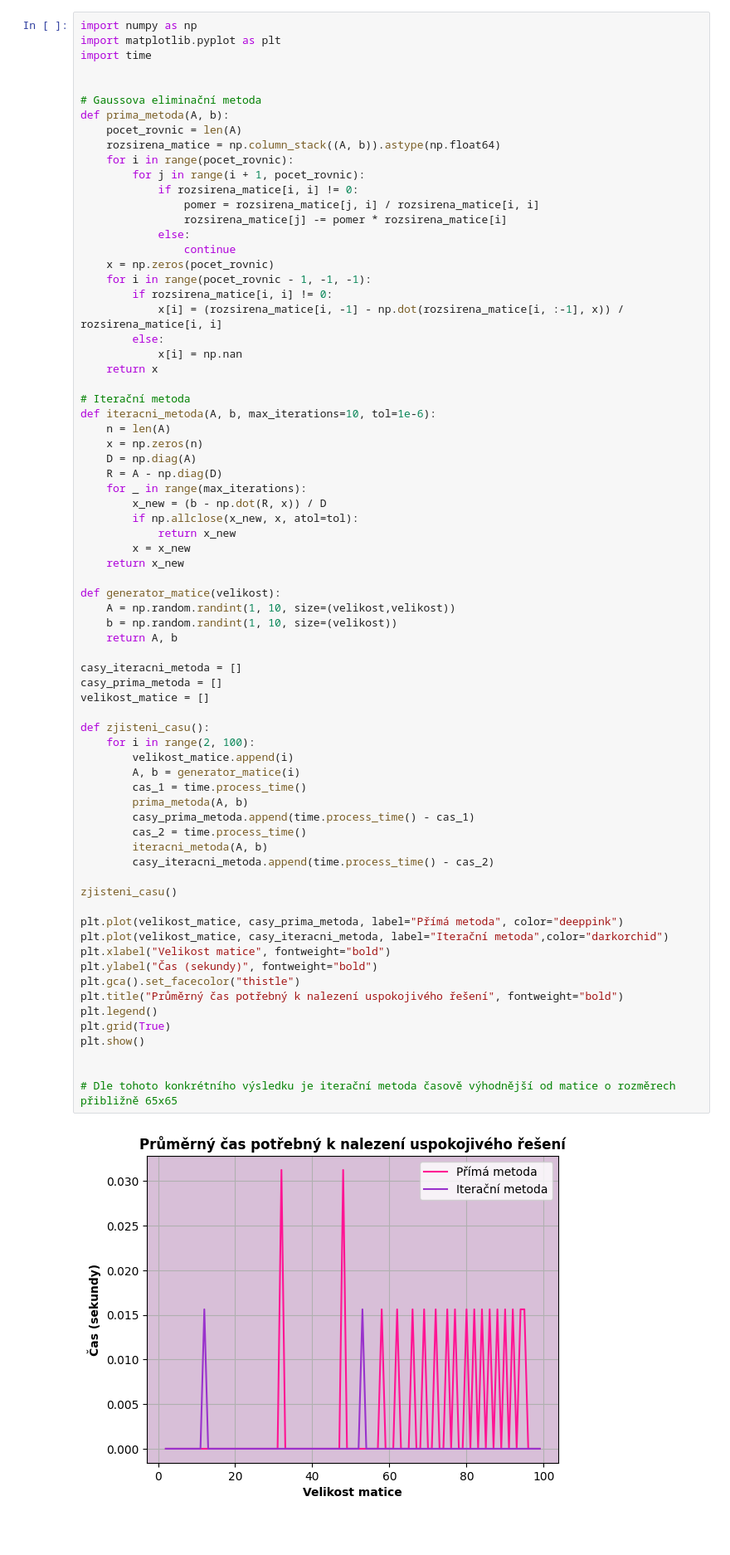
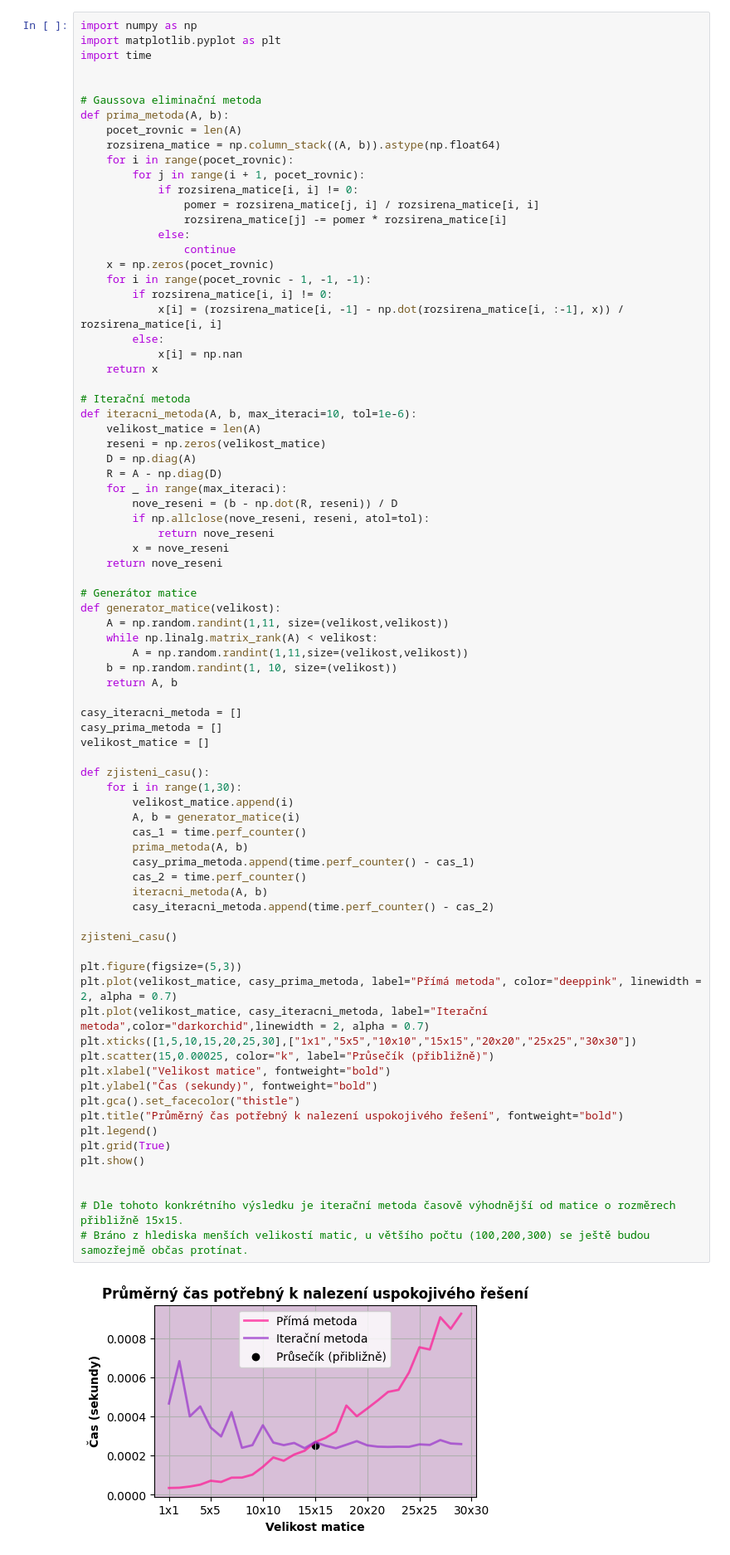
Before and after one commit to majdakleckerova/msw-zapoctovy-dokument, a Jupyter notebook: 3-linearni-algebra.ipynb, the cells around one changed output. Shown at 83% size. Saved outputs shown, nothing was run; the diff lists cells and outputs as text; blank space fills up the shorter version.

```diff
--- a/3-linearni-algebra.ipynb
+++ b/3-linearni-algebra.ipynb
@@ -24,51 +24,58 @@ def prima_metoda(A, b):
     return x
 
 # Iterační metoda
-def iteracni_metoda(A, b, max_iterations=10, tol=1e-6):
-    n = len(A)
-    x = np.zeros(n)
+def iteracni_metoda(A, b, max_iteraci=10, tol=1e-6):
+    velikost_matice = len(A)
+    reseni = np.zeros(velikost_matice)
     D = np.diag(A)
     R = A - np.diag(D)
-    for _ in range(max_iterations):
-        x_new = (b - np.dot(R, x)) / D
-        if np.allclose(x_new, x, atol=tol):
-            return x_new
-        x = x_new
-    return x_new
+    for _ in range(max_iteraci):
+        nove_reseni = (b - np.dot(R, reseni)) / D
+        if np.allclose(nove_reseni, reseni, atol=tol):
+            return nove_reseni
+        x = nove_reseni
+    return nove_reseni
 
+# Generátor matice
 def generator_matice(velikost):
-    A = np.random.randint(1, 10, size=(velikost,velikost))
+    A = np.random.randint(1,11, size=(velikost,velikost))
+    while np.linalg.matrix_rank(A) < velikost:
+        A = np.random.randint(1,11,size=(velikost,velikost))
     b = np.random.randint(1, 10, size=(velikost))
     return A, b
 
 casy_iteracni_metoda = []
 casy_prima_metoda = []
 velikost_matice = []
 
 def zjisteni_casu():
-    for i in range(2, 100):
+    for i in range(1,30):
         velikost_matice.append(i)
         A, b = generator_matice(i)
-        cas_1 = time.process_time()
+        cas_1 = time.perf_counter()
         prima_metoda(A, b)
-        casy_prima_metoda.append(time.process_time() - cas_1)
-        cas_2 = time.process_time()
+        casy_prima_metoda.append(time.perf_counter() - cas_1)
+        cas_2 = time.perf_counter()
         iteracni_metoda(A, b)
-        casy_iteracni_metoda.append(time.process_time() - cas_2)
+        casy_iteracni_metoda.append(time.perf_counter() - cas_2)
 
 zjisteni_casu()
 
-plt.plot(velikost_matice, casy_prima_metoda, label="Přímá metoda", color="deeppink")
-plt.plot(velikost_matice, casy_iteracni_metoda, label="Iterační metoda",color="darkorchid")
+plt.figure(figsize=(5,3))
+plt.plot(velikost_matice, casy_prima_metoda, label="Přímá metoda", color="deeppink", linewidth = 2, alpha = 0.7)
+plt.plot(velikost_matice, casy_iteracni_metoda, label="Iterační metoda",color="darkorchid",linewidth = 2, alpha = 0.7)
+plt.xticks([1,5,10,15,20,25,30],["1x1","5x5","10x10","15x15","20x20","25x25","30x30"])
+plt.scatter(15,0.00025, color="k", label="Průsečík (přibližně)")
 plt.xlabel("Velikost matice", fontweight="bold")
 plt.ylabel("Čas (sekundy)", fontweight="bold")
 plt.gca().set_facecolor("thistle")
 plt.title("Průměrný čas potřebný k nalezení uspokojivého řešení", fontweight="bold")
 plt.legend()
 plt.grid(True)
 plt.show()
 
 
-# Dle tohoto konkrétního výsledku je iterační metoda časově výhodnější od matice o rozměrech přibližně 65x65
+# Dle tohoto konkrétního výsledku je iterační metoda časově výhodnější od matice o rozměrech přibližně 15x15.
+# Bráno z hlediska menších velikostí matic, u většího počtu (100,200,300) se ještě budou samozřejmě občas protínat.
 # %% [output]
-[figure, old version]
+[figure, new version]
```
Also changed, not shown: 1 other file.
